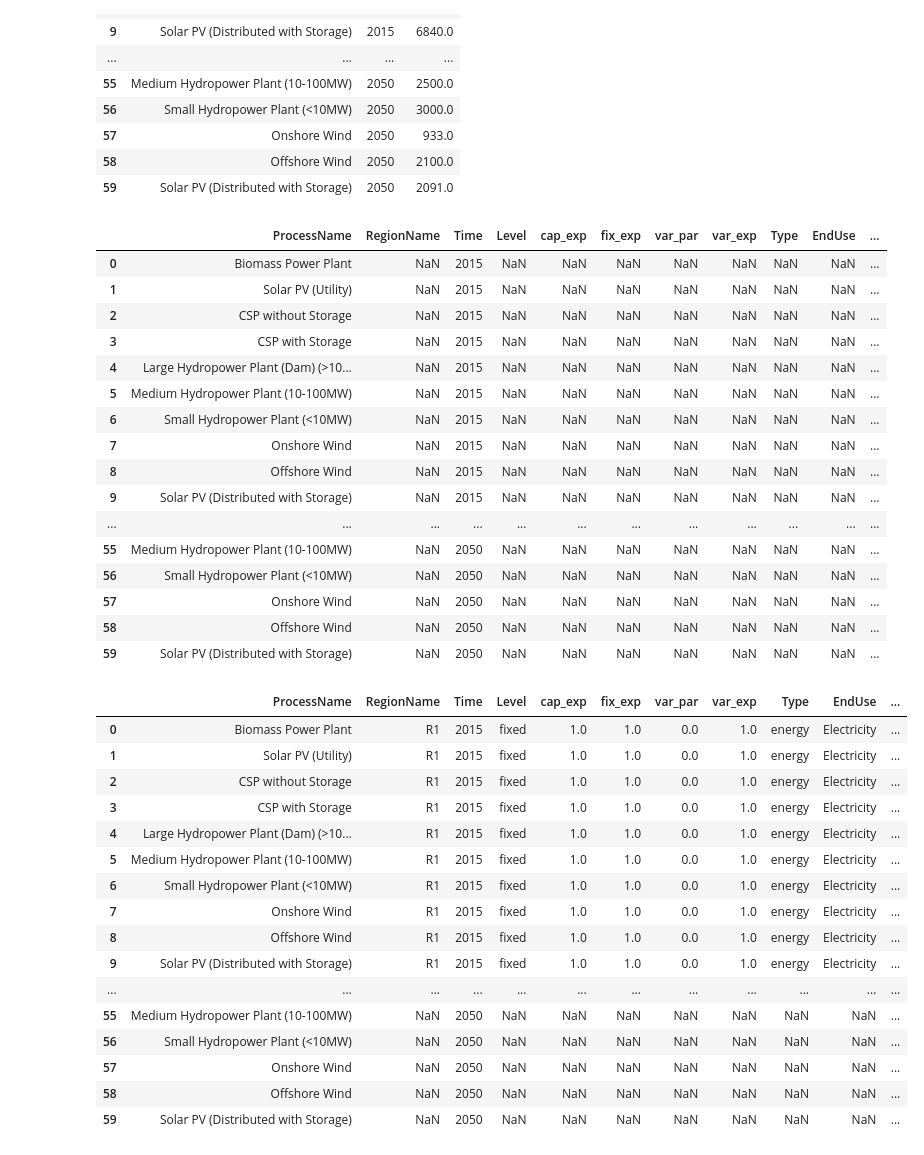
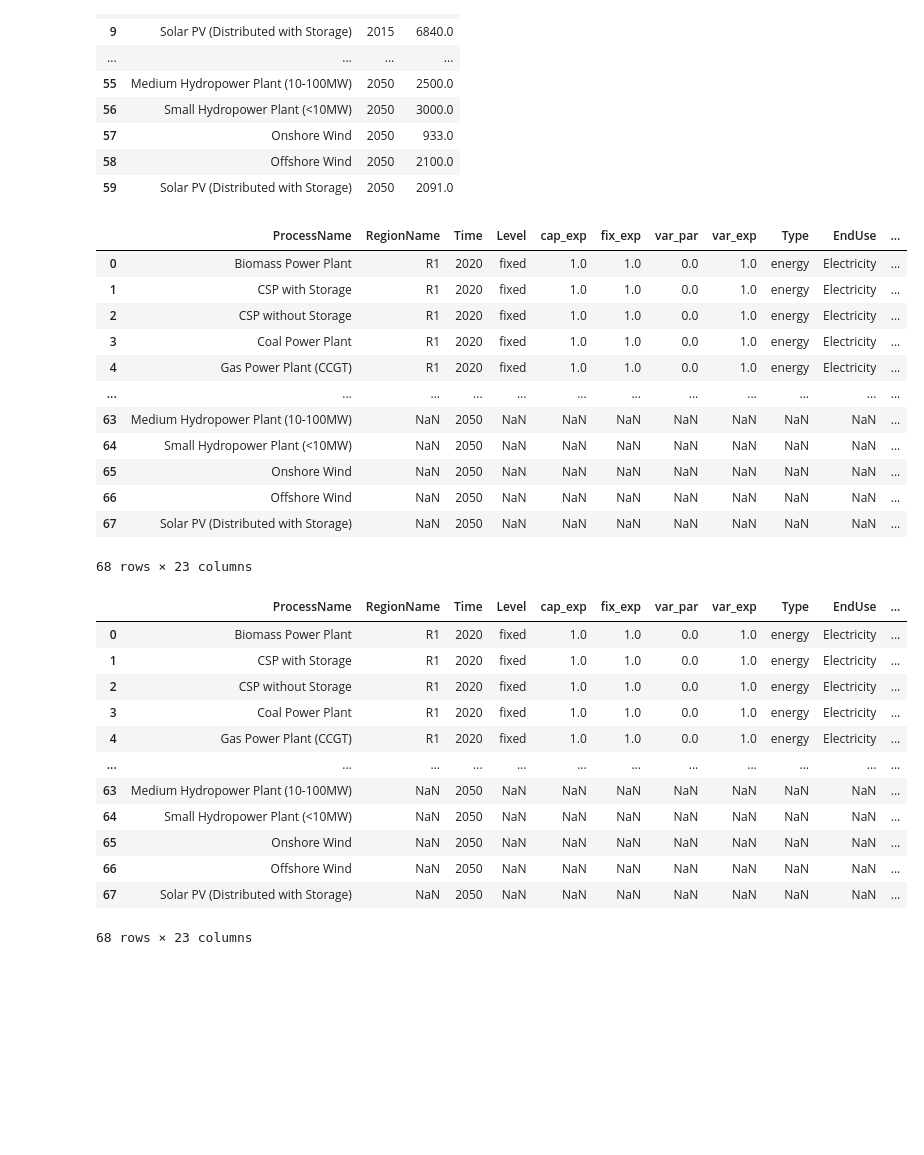
Before and after one commit to ClimateCompatibleGrowth/MUSE-starter-kits-converter, a Jupyter notebook: notebooks/2.0-ajmk-techno-economic-data.ipynb, the cells around one changed output. Drawn from its saved outputs; the diff is of its cells as text; code cells hidden in the pictures; blank space fills up the shorter version.

```diff
--- a/notebooks/2.0-ajmk-techno-economic-data.ipynb
+++ b/notebooks/2.0-ajmk-techno-economic-data.ipynb
@@ -259,47 +259,39 @@ projected_capex
 | 58 | Offshore Wind | 2050 | 2100.0 |
 | 59 | Solar PV (Distributed with Storage) | 2050 | 2091.0 |
 # %%
-projected_technoeconomic = pd.merge(technoeconomic_data_wide_named, projected_capex, on=['ProcessName', "Time"], how='right')
+projected_technoeconomic = pd.merge(technoeconomic_data_wide_named, projected_capex, on=['ProcessName', "Time"], how='outer')
 projected_technoeconomic
 # %% [output]
 |  | ProcessName | RegionName | Time | Level | cap_exp | fix_exp | var_par | var_exp | Type | EndUse | ... |
-| 0 | Biomass Power Plant | NaN | 2015 | NaN | NaN | NaN | NaN | NaN | NaN | NaN | ... |
-| 1 | Solar PV (Utility) | NaN | 2015 | NaN | NaN | NaN | NaN | NaN | NaN | NaN | ... |
-| 2 | CSP without Storage | NaN | 2015 | NaN | NaN | NaN | NaN | NaN | NaN | NaN | ... |
-| 3 | CSP with Storage | NaN | 2015 | NaN | NaN | NaN | NaN | NaN | NaN | NaN | ... |
-| 4 | Large Hydropower Plant (Dam) (>10... | NaN | 2015 | NaN | NaN | NaN | NaN | NaN | NaN | NaN | ... |
-| 5 | Medium Hydropower Plant (10-100MW) | NaN | 2015 | NaN | NaN | NaN | NaN | NaN | NaN | NaN | ... |
-| 6 | Small Hydropower Plant (<10MW) | NaN | 2015 | NaN | NaN | NaN | NaN | NaN | NaN | NaN | ... |
-| 7 | Onshore Wind | NaN | 2015 | NaN | NaN | NaN | NaN | NaN | NaN | NaN | ... |
-| 8 | Offshore Wind | NaN | 2015 | NaN | NaN | NaN | NaN | NaN | NaN | NaN | ... |
-| 9 | Solar PV (Distributed with Storage) | NaN | 2015 | NaN | NaN | NaN | NaN | NaN | NaN | NaN | ... |
+| 0 | Biomass Power Plant | R1 | 2020 | fixed | 1.0 | 1.0 | 0.0 | 1.0 | energy | Electricity | ... |
+| 1 | CSP with Storage | R1 | 2020 | fixed | 1.0 | 1.0 | 0.0 | 1.0 | energy | Electricity | ... |
+| 2 | CSP without Storage | R1 | 2020 | fixed | 1.0 | 1.0 | 0.0 | 1.0 | energy | Electricity | ... |
+| 3 | Coal Power Plant | R1 | 2020 | fixed | 1.0 | 1.0 | 0.0 | 1.0 | energy | Electricity | ... |
+| 4 | Gas Power Plant (CCGT) | R1 | 2020 | fixed | 1.0 | 1.0 | 0.0 | 1.0 | energy | Electricity | ... |
 | ... | ... | ... | ... | ... | ... | ... | ... | ... | ... | ... | ... |
-| 55 | Medium Hydropower Plant (10-100MW) | NaN | 2050 | NaN | NaN | NaN | NaN | NaN | NaN | NaN | ... |
-| 56 | Small Hydropower Plant (<10MW) | NaN | 2050 | NaN | NaN | NaN | NaN | NaN | NaN | NaN | ... |
-| 57 | Onshore Wind | NaN | 2050 | NaN | NaN | NaN | NaN | NaN | NaN | NaN | ... |
-| 58 | Offshore Wind | NaN | 2050 | NaN | NaN | NaN | NaN | NaN | NaN | NaN | ... |
-| 59 | Solar PV (Distributed with Storage) | NaN | 2050 | NaN | NaN | NaN | NaN | NaN | NaN | NaN | ... |
+| 63 | Medium Hydropower Plant (10-100MW) | NaN | 2050 | NaN | NaN | NaN | NaN | NaN | NaN | NaN | ... |
+| 64 | Small Hydropower Plant (<10MW) | NaN | 2050 | NaN | NaN | NaN | NaN | NaN | NaN | NaN | ... |
+| 65 | Onshore Wind | NaN | 2050 | NaN | NaN | NaN | NaN | NaN | NaN | NaN | ... |
+| 66 | Offshore Wind | NaN | 2050 | NaN | NaN | NaN | NaN | NaN | NaN | NaN | ... |
+| 67 | Solar PV (Distributed with Storage) | NaN | 2050 | NaN | NaN | NaN | NaN | NaN | NaN | NaN | ... |
+68 rows × 23 columns
 # %%
 backfilled_projected_technoeconomic = projected_technoeconomic.groupby(['ProcessName']).apply(lambda group: group.fillna(method="bfill"))
 backfilled_projected_technoeconomic
 # %% [output]
 |  | ProcessName | RegionName | Time | Level | cap_exp | fix_exp | var_par | var_exp | Type | EndUse | ... |
-| 0 | Biomass Power Plant | R1 | 2015 | fixed | 1.0 | 1.0 | 0.0 | 1.0 | energy | Electricity | ... |
-| 1 | Solar PV (Utility) | R1 | 2015 | fixed | 1.0 | 1.0 | 0.0 | 1.0 | energy | Electricity | ... |
-| 2 | CSP without Storage | R1 | 2015 | fixed | 1.0 | 1.0 | 0.0 | 1.0 | energy | Electricity | ... |
-| 3 | CSP with Storage | R1 | 2015 | fixed | 1.0 | 1.0 | 0.0 | 1.0 | energy | Electricity | ... |
-| 4 | Large Hydropower Plant (Dam) (>10... | R1 | 2015 | fixed | 1.0 | 1.0 | 0.0 | 1.0 | energy | Electricity | ... |
-| 5 | Medium Hydropower Plant (10-100MW) | R1 | 2015 | fixed | 1.0 | 1.0 | 0.0 | 1.0 | energy | Electricity | ... |
-| 6 | Small Hydropower Plant (<10MW) | R1 | 2015 | fixed | 1.0 | 1.0 | 0.0 | 1.0 | energy | Electricity | ... |
-| 7 | Onshore Wind | R1 | 2015 | fixed | 1.0 | 1.0 | 0.0 | 1.0 | energy | Electricity | ... |
-| 8 | Offshore Wind | R1 | 2015 | fixed | 1.0 | 1.0 | 0.0 | 1.0 | energy | Electricity | ... |
-| 9 | Solar PV (Distributed with Storage) | R1 | 2015 | fixed | 1.0 | 1.0 | 0.0 | 1.0 | energy | Electricity | ... |
+| 0 | Biomass Power Plant | R1 | 2020 | fixed | 1.0 | 1.0 | 0.0 | 1.0 | energy | Electricity | ... |
+| 1 | CSP with Storage | R1 | 2020 | fixed | 1.0 | 1.0 | 0.0 | 1.0 | energy | Electricity | ... |
+| 2 | CSP without Storage | R1 | 2020 | fixed | 1.0 | 1.0 | 0.0 | 1.0 | energy | Electricity | ... |
+| 3 | Coal Power Plant | R1 | 2020 | fixed | 1.0 | 1.0 | 0.0 | 1.0 | energy | Electricity | ... |
+| 4 | Gas Power Plant (CCGT) | R1 | 2020 | fixed | 1.0 | 1.0 | 0.0 | 1.0 | energy | Electricity | ... |
 | ... | ... | ... | ... | ... | ... | ... | ... | ... | ... | ... | ... |
-| 55 | Medium Hydropower Plant (10-100MW) | NaN | 2050 | NaN | NaN | NaN | NaN | NaN | NaN | NaN | ... |
-| 56 | Small Hydropower Plant (<10MW) | NaN | 2050 | NaN | NaN | NaN | NaN | NaN | NaN | NaN | ... |
-| 57 | Onshore Wind | NaN | 2050 | NaN | NaN | NaN | NaN | NaN | NaN | NaN | ... |
-| 58 | Offshore Wind | NaN | 2050 | NaN | NaN | NaN | NaN | NaN | NaN | NaN | ... |
-| 59 | Solar PV (Distributed with Storage) | NaN | 2050 | NaN | NaN | NaN | NaN | NaN | NaN | NaN | ... |
+| 63 | Medium Hydropower Plant (10-100MW) | NaN | 2050 | NaN | NaN | NaN | NaN | NaN | NaN | NaN | ... |
+| 64 | Small Hydropower Plant (<10MW) | NaN | 2050 | NaN | NaN | NaN | NaN | NaN | NaN | NaN | ... |
+| 65 | Onshore Wind | NaN | 2050 | NaN | NaN | NaN | NaN | NaN | NaN | NaN | ... |
+| 66 | Offshore Wind | NaN | 2050 | NaN | NaN | NaN | NaN | NaN | NaN | NaN | ... |
+| 67 | Solar PV (Distributed with Storage) | NaN | 2050 | NaN | NaN | NaN | NaN | NaN | NaN | NaN | ... |
+68 rows × 23 columns
 # %%
 forwardfilled_projected_technoeconomic = backfilled_projected_technoeconomic.groupby(['ProcessName']).apply(lambda group: group.fillna(method="ffill"))
 forwardfilled_projected_technoeconomic
```
Also changed, not shown: parts of 5 cells of this notebook, 3 other files.
